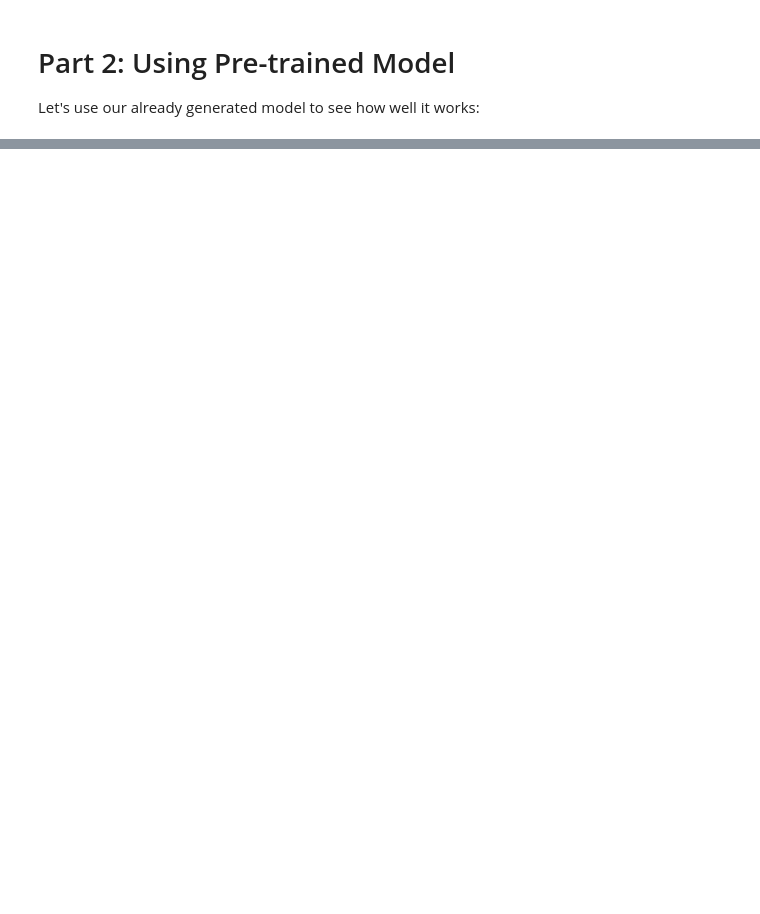
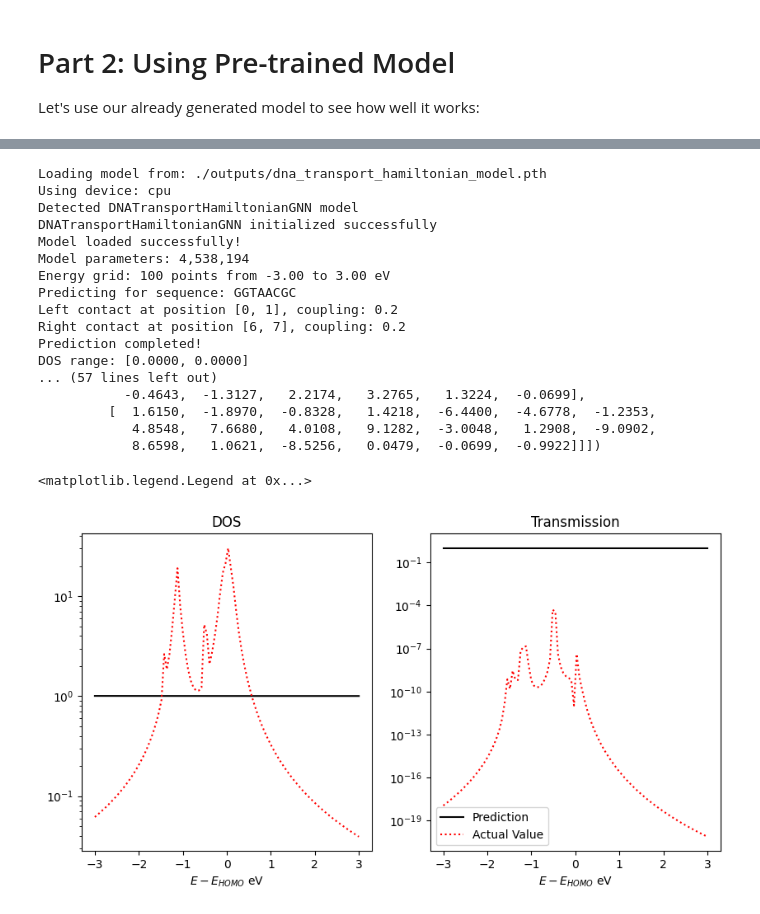
Before and after one commit to wliverno/G3NAT, a Jupyter notebook: Demo.ipynb, the cells around one changed output, grey strips where cells are left out. Drawn from its saved outputs; the diff is of its cells as text; code cells hidden in the pictures; blank space fills up the shorter version.

```diff
--- a/Demo.ipynb
+++ b/Demo.ipynb
@@ -107,0 +110,47 @@ Transmission range: [-1.9577, 1.5131]
+# %%
+# Or import and use
+from models import load_trained_model, predict_sequence
+
+# Load model
+model, energy_grid, device = load_trained_model("./outputs/dna_transport_hamiltonian_model.pth")
+
+# Predict single sequence
+trans_pred, dos_pred = predict_sequence(
+    model,
+    sequence,
+    complement,
+    left_contact_positions=[0,1],  # Connect to first bases (AC)
+    right_contact_positions=[6,7],  # Connect to last bases (GT)
+    left_contact_coupling=0.2,
+    right_contact_coupling=0.2
+)
+print(model.H)
+fix, (ax1, ax2)= plt.subplots(1,2, figsize=(10,5))
+ax1.semilogy(energy_grid, 10**dos_pred, '-k', energy_grid, dos, ':r')
+ax1.set_title('DOS')
+ax1.set_xlabel(r'$E-E_{HOMO}$ eV')
+ax2.legend(['Prediction', 'Actual Value'])
+ax2.semilogy(energy_grid, 10**trans_pred, '-k', energy_grid, T, ':r')
+ax2.set_title('Transmission')
+ax2.set_xlabel(r'$E-E_{HOMO}$ eV')
+ax2.legend(['Prediction', 'Actual Value'])
+# %% [output]
+Loading model from: ./outputs/dna_transport_hamiltonian_model.pth
+Using device: cpu
+Detected DNATransportHamiltonianGNN model
+DNATransportHamiltonianGNN initialized successfully
+Model loaded successfully!
+Model parameters: 4,538,194
+Energy grid: 100 points from -3.00 to 3.00 eV
+Predicting for sequence: GGTAACGC
+Left contact at position [0, 1], coupling: 0.2
+Right contact at position [6, 7], coupling: 0.2
+Prediction completed!
+DOS range: [0.0000, 0.0000]
+... (57 lines left out)
+           -0.4643,  -1.3127,   2.2174,   3.2765,   1.3224,  -0.0699],
+         [  1.6150,  -1.8970,  -0.8328,   1.4218,  -6.4400,  -4.6778,  -1.2353,
+            4.8548,   7.6680,   4.0108,   9.1282,  -3.0048,   1.2908,  -9.0902,
+            8.6598,   1.0621,  -8.5256,   0.0479,  -0.0699,  -0.9922]]])
+<matplotlib.legend.Legend at 0x...>
+[figure, added]
```
Also changed, not shown: parts of 3 cells of this notebook, 1 other file.
